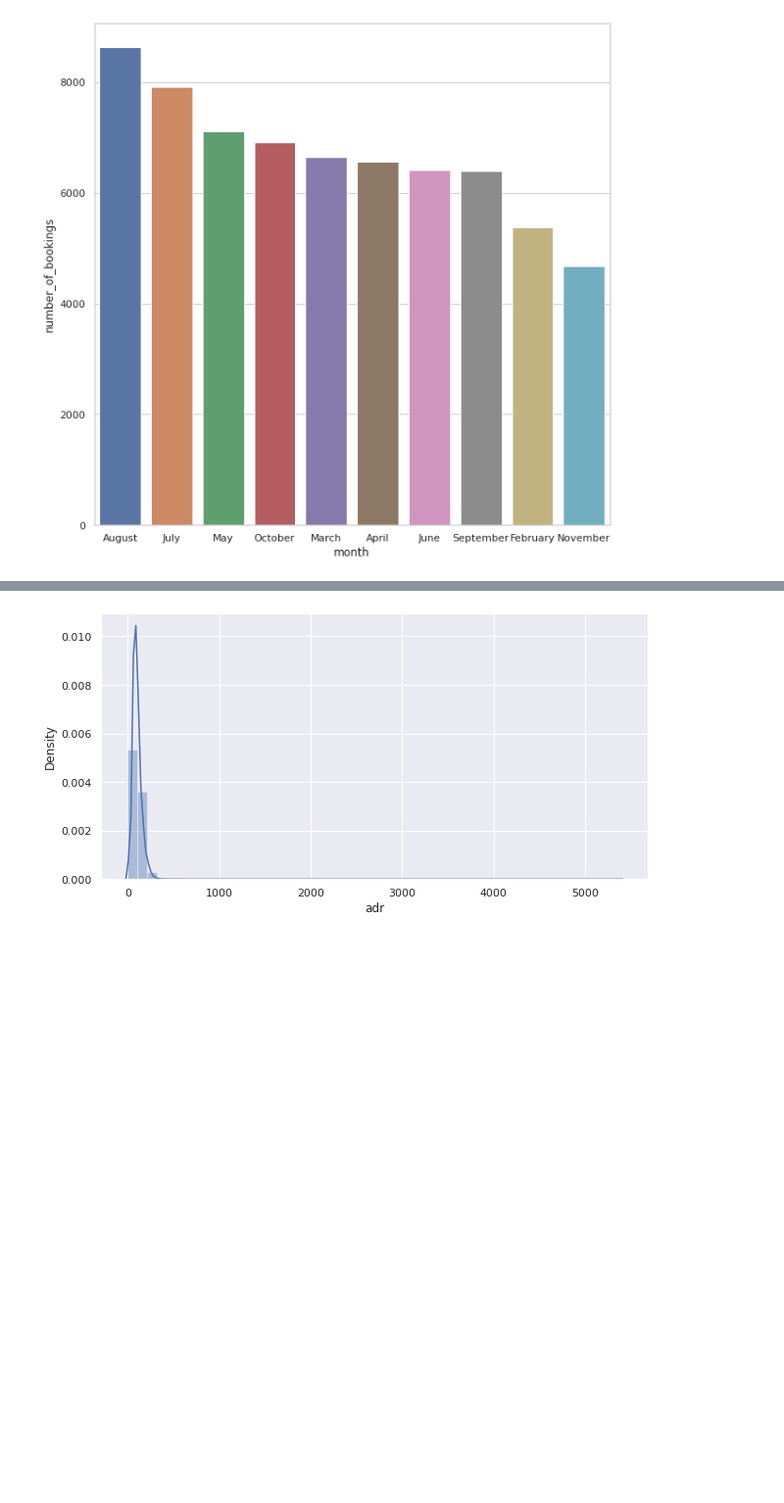
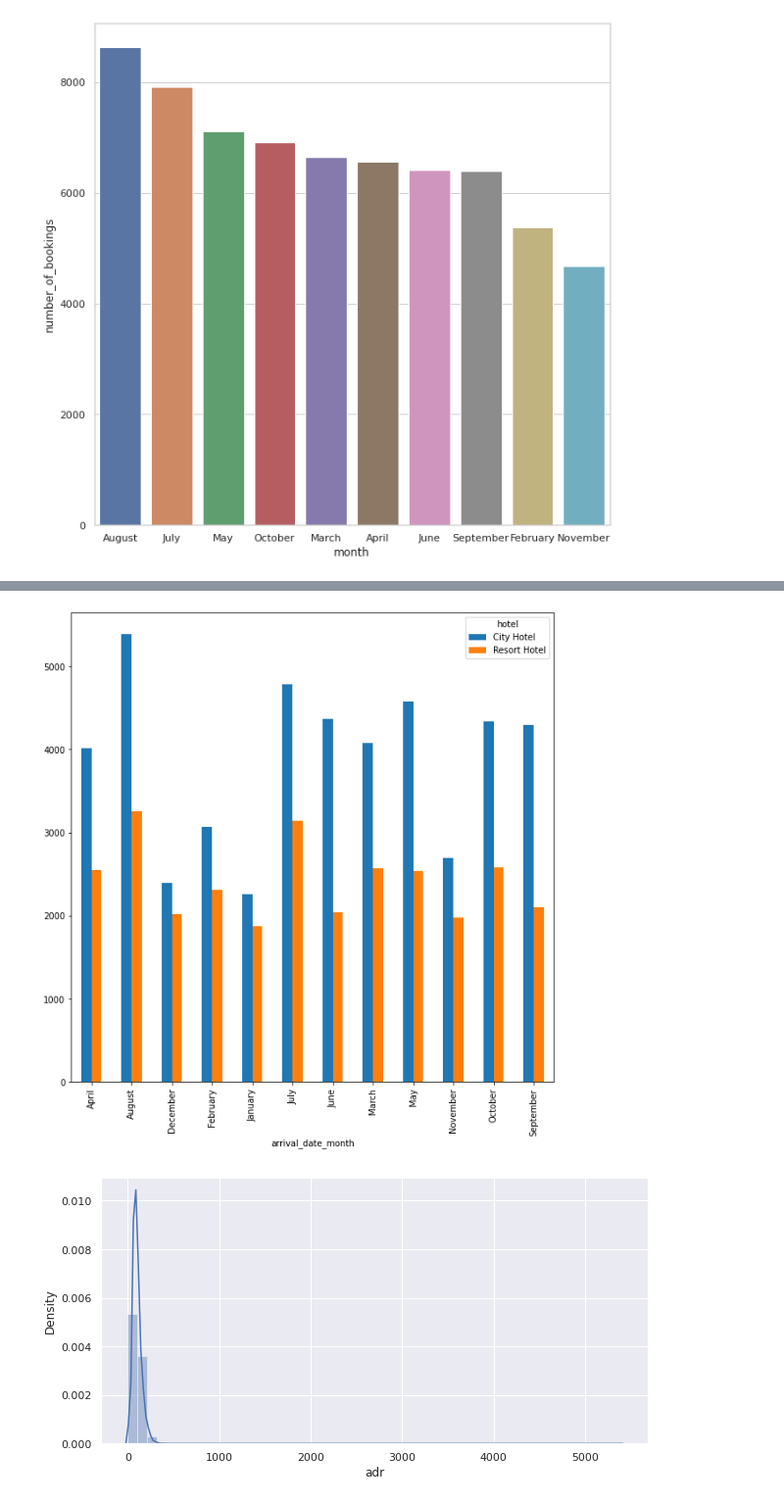
Before and after one commit to AkshayRai20/Projects1, a Jupyter notebook: Akshay_Team_6_Capstone_Project.ipynb, the cells around one changed output, grey strips where cells are left out. Shown: that part at 98% size. Saved outputs shown, nothing was run; the diff lists cells and outputs as text; code cells hidden in the pictures; blank space fills up the shorter version.

```diff
--- a/Akshay_Team_6_Capstone_Project.ipynb
+++ b/Akshay_Team_6_Capstone_Project.ipynb
@@ -337,3 +456,6 @@ plt.figure(figsize=(10,10))
 ax = sns.barplot(x="month", y="number_of_bookings", data = month_df)
 # %% [output]
 [figure]
+# %%
+month_df_hotel_type = new_df[new_df['is_canceled']==0].groupby(['arrival_date_month','hotel'])['hotel'].count().unstack()
+month_df_hotel_type
@@ -340 +477,5 @@ ax = sns.barplot(x="month", y="number_of_bookings", data = month_df)
+# %%
+ax = month_df_hotel_type.plot.bar(figsize = (10,10),fontsize = 10)
+# %% [output]
+[figure, added]
 # %%
```
Also changed, not shown: parts of 41 cells of this notebook.
